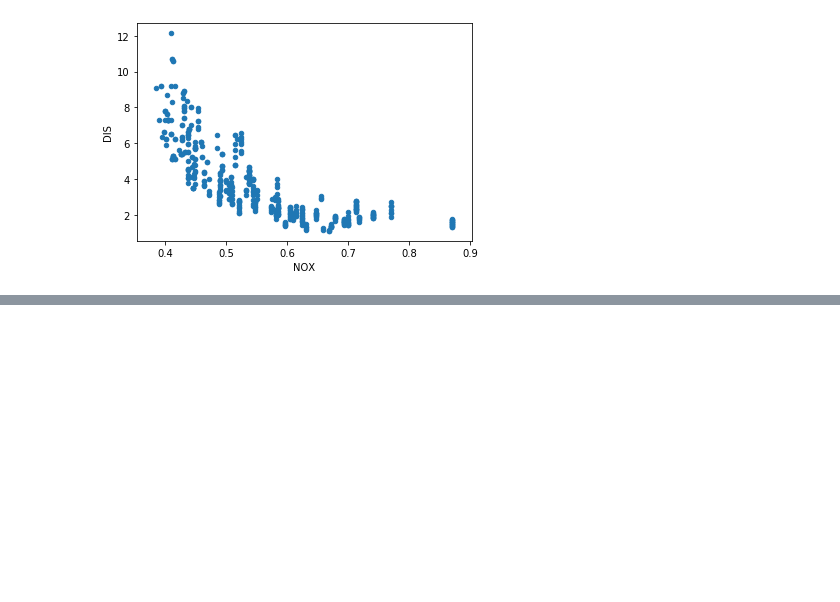
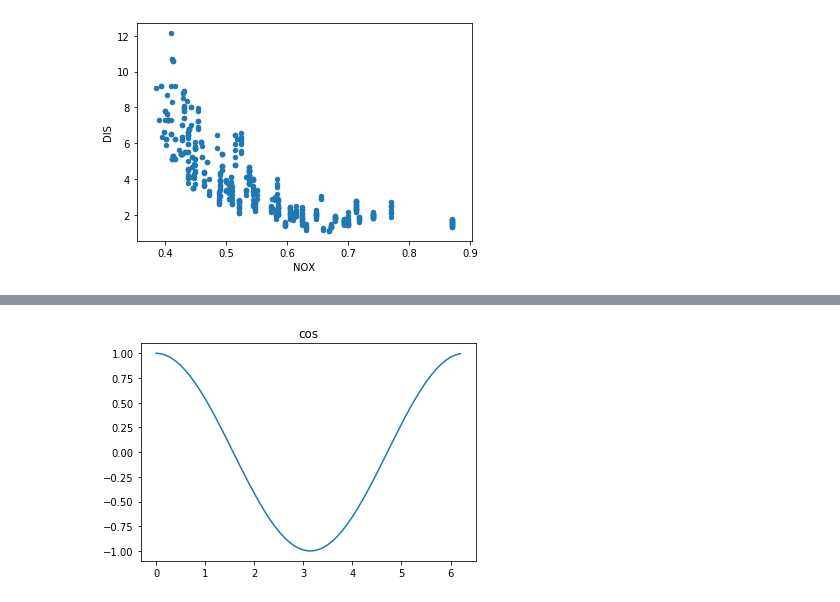
Before and after one commit to cwwang1128/ML100Days, a Jupyter notebook: homework/D15_pandas 常見圖表程式設計.ipynb, the cells around one changed output, grey strips where cells are left out. Cells and saved outputs as stored; diff of their text form; code cells hidden in the pictures; blank space fills up the shorter version.

```diff
--- a/homework/D15_pandas 常見圖表程式設計.ipynb
+++ b/homework/D15_pandas 常見圖表程式設計.ipynb
@@ -40,0 +81,11 @@ DIS -0.769221  1.000000
+# %%
+
+# 畫出完整的 sin 圖形
+y_cos = np.cos(x)
+
+plt.plot( x, y_cos )
+plt.title('cos')
+plt.show()
+#plt.savefig("cos.png",dpi=300,format="png")
+# %% [output]
+[figure, added]
```
Also changed, not shown: parts of 8 cells of this notebook.
